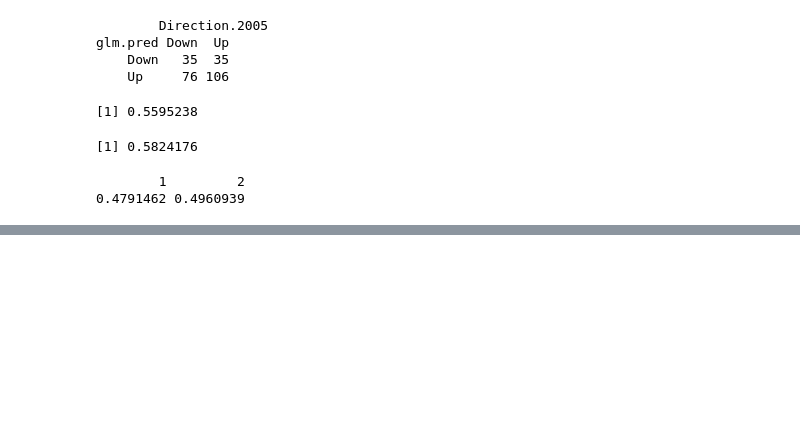
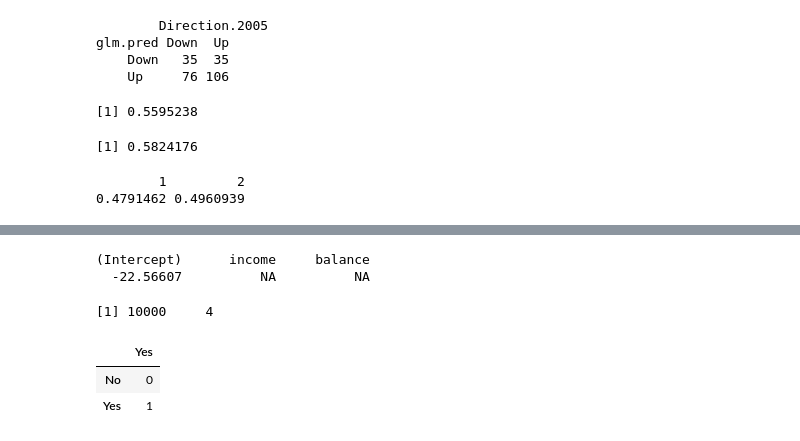
Before and after one commit to krohak/Statistical-Learning, a Jupyter notebook: A1/playground.ipynb, the cells around one changed output, grey strips where cells are left out. Saved outputs shown, nothing was run; the diff lists cells and outputs as text; code cells hidden in the pictures; blank space fills up the shorter version.

```diff
--- a/A1/playground.ipynb
+++ b/A1/playground.ipynb
@@ -146,0 +198,15 @@ predict (glm.fit, newdata = data.frame(Lag1=c(1.2 ,1.5), Lag2=c(1.1,-0.8)), type
+# %%
+boot.fn (Default, 10000)
+# %% [output]
+(Intercept)      income     balance
+  -22.56607          NA          NA
+# %%
+dim(Default)
+# %% [output]
+[1] 10000     4
+# %%
+contrasts(default)
+# %% [output]
+|  | Yes |
+| No | 0 |
+| Yes | 1 |
```
Also changed, not shown: parts of 8 cells of this notebook.
